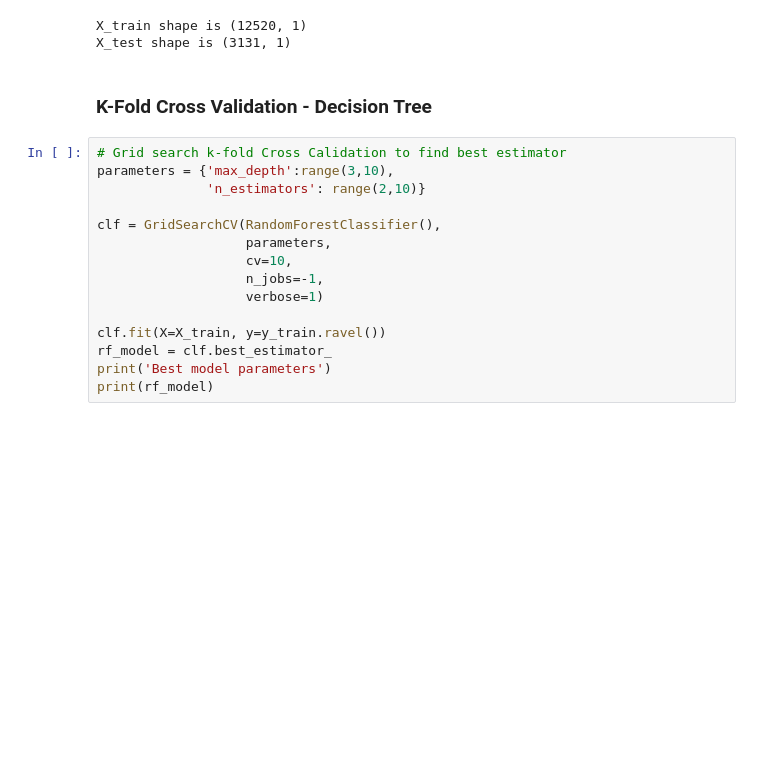
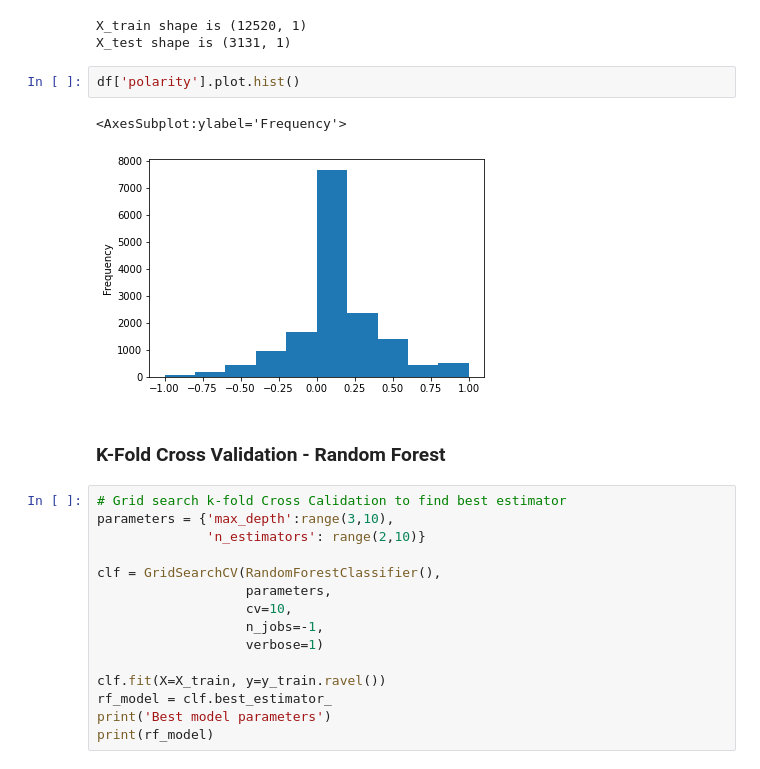
Before and after one commit to vassilispapadop/twitter-sentiment-analysis, a Jupyter notebook: twitter_sentiment_analysis.ipynb, the cells around one changed output. Drawn from its saved outputs; the diff is of its cells as text; blank space fills up the shorter version.

Commit message:
polarity histogram

```diff
--- a/twitter_sentiment_analysis.ipynb
+++ b/twitter_sentiment_analysis.ipynb
@@ -140,8 +140,13 @@ print(f'X_test shape is {X_test.shape}')
 # %% [output]
 X_train shape is (12520, 1)
 X_test shape is (3131, 1)
+# %%
+df['polarity'].plot.hist()
+# %% [output]
+<AxesSubplot:ylabel='Frequency'>
+[figure, added]
 # %% [markdown]
-### K-Fold Cross Validation - Decision Tree
+### K-Fold Cross Validation - Random Forest
 # %%
 # Grid search k-fold Cross Calidation to find best estimator
 parameters = {'max_depth':range(3,10),
```
